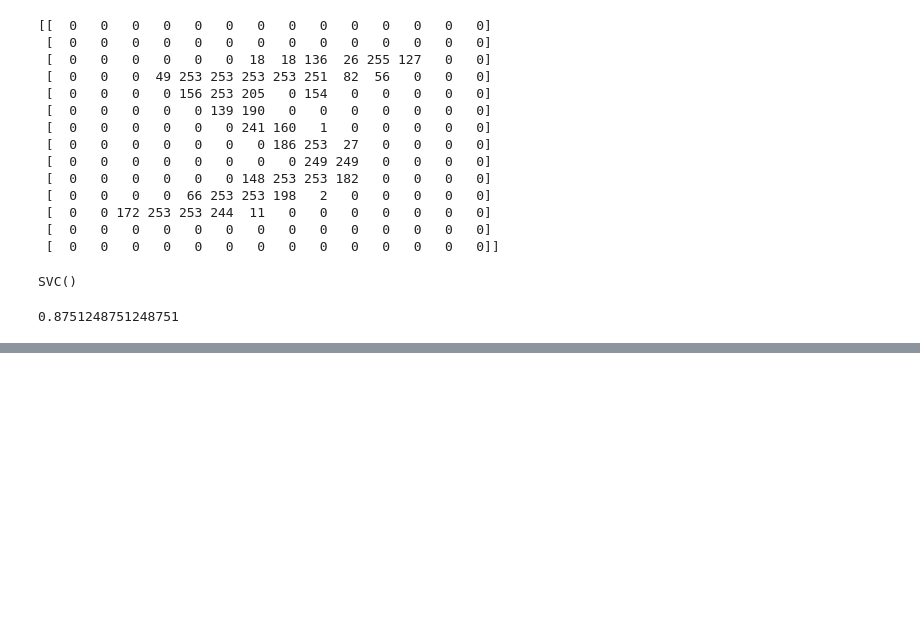
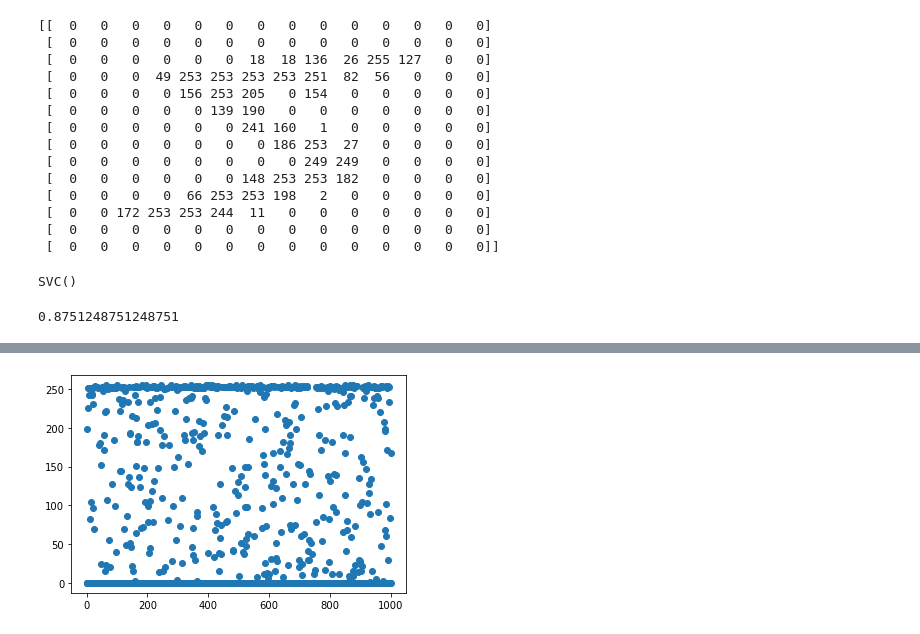
Before and after one commit to hyeopyi/Python_Study, a Jupyter notebook: 4.MachineLearning/Note/17.이미지 내부의 문자인식.ipynb, the cells around one changed output, grey strips where cells are left out. Cells and saved outputs as stored; diff of their text form; code cells hidden in the pictures; blank space fills up the shorter version.

```diff
--- a/4.MachineLearning/Note/17.이미지 내부의 문자인식.ipynb
+++ b/4.MachineLearning/Note/17.이미지 내부의 문자인식.ipynb
@@ -137,0 +164,5 @@ clf.score(test_data, test_lebel)
+# %%
+plt.scatter(train_data.index, train_data[300])
+plt.show()  # 산포도로 인해 SVM으로 선긋기 힘들다
+# %% [output]
+[figure, added]
```
Also changed, not shown: parts of 26 cells of this notebook, 21 other files.
